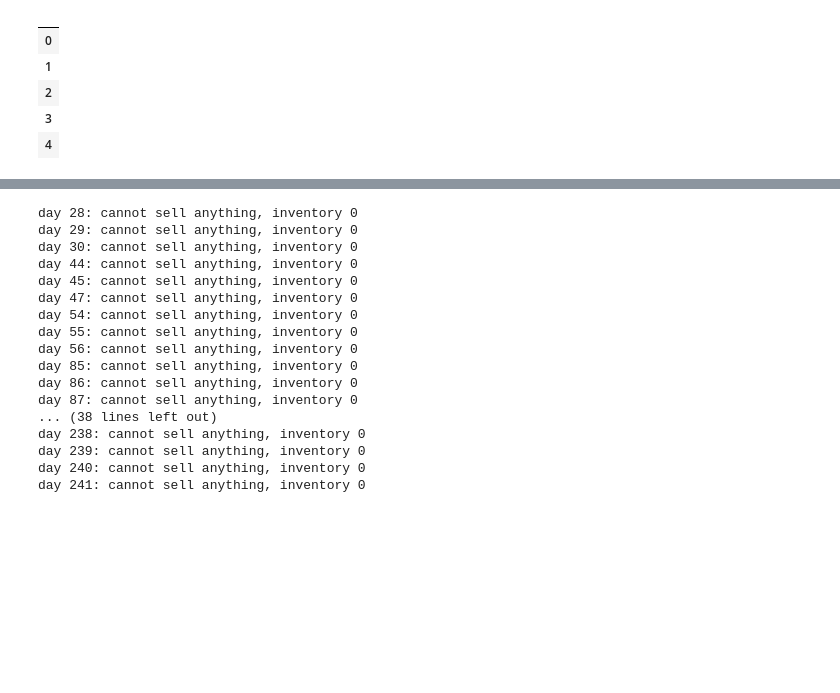
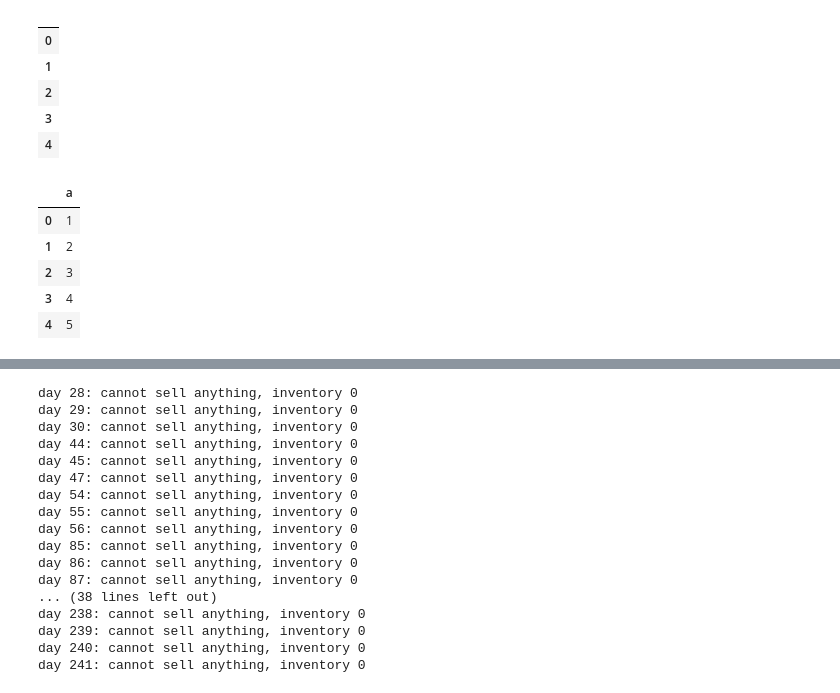
Before and after one commit to qslia/Stock-Prediction-Models, a Jupyter notebook: agent/1.turtle-agent.ipynb, the cells around one changed output, grey strips where cells are left out. Cells and saved outputs as stored; diff of their text form; code cells hidden in the pictures; blank space fills up the shorter version.

```diff
--- a/agent/1.turtle-agent.ipynb
+++ b/agent/1.turtle-agent.ipynb
@@ -57,3 +57,13 @@ signals.head()
 | 2 |
 | 3 |
 | 4 |
+# %%
+test_df = pd.DataFrame({'a': [1, 2, 3, 4, 5]})
+test_df
+# %% [output]
+|  | a |
+| 0 | 1 |
+| 1 | 2 |
+| 2 | 3 |
+| 3 | 4 |
+| 4 | 5 |
```
Also changed, not shown: parts of 8 cells of this notebook.
